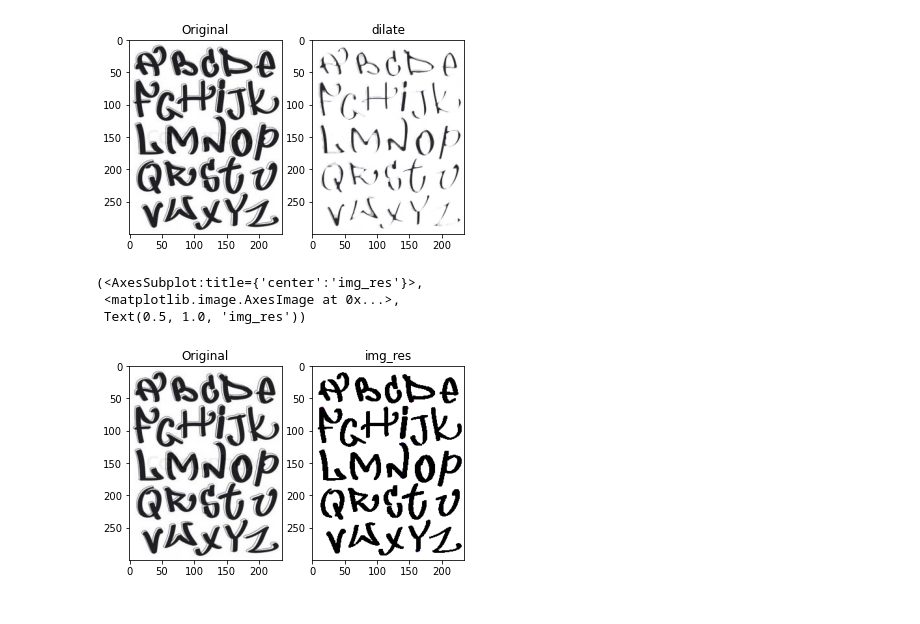
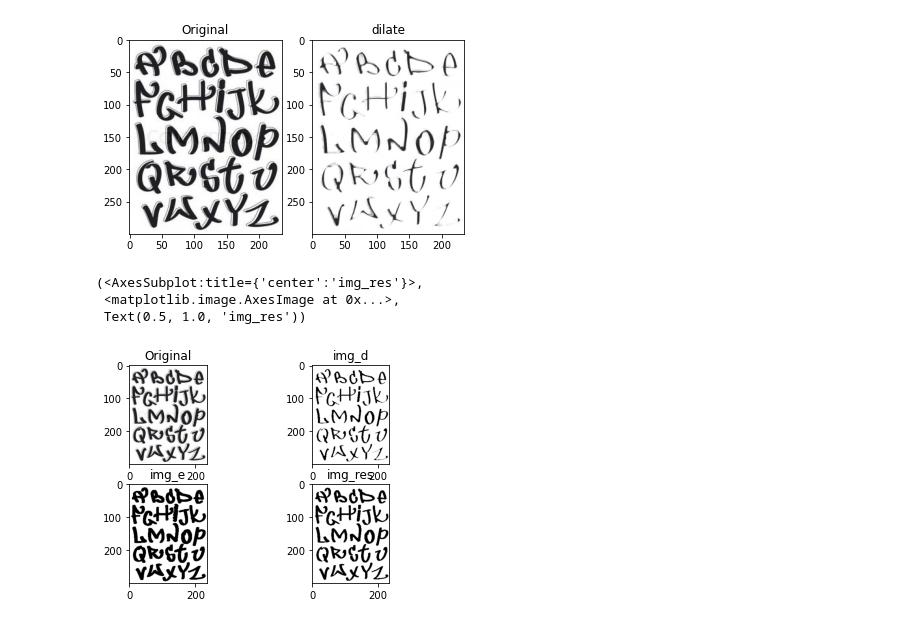
Before and after one commit to KDG21/TIL, a Jupyter notebook: openCV/2021-01-13 openCV01.ipynb, the cells around one changed output. Drawn from its saved outputs; the diff is of its cells as text; code cells hidden in the pictures.

```diff
--- a/openCV/2021-01-13 openCV01.ipynb
+++ b/openCV/2021-01-13 openCV01.ipynb
@@ -198,30 +212,34 @@ plt.subplot(122),plt.imshow(dilate),plt.title('dilate')
 [figure]
 # %%
 # cv2.morphologyEx(src, op, kernel[, dst[, anchor[, iterations[, borderType[, borderValue]]]]]) -> dst
-# cv2.MORPH_CLOSE : 팽창한 다음 수축
-# cv2.MORPH_OPEN : 수축한 다음 팽창
-# cv2.MORPH_BLACKHAT : 입력한 이미지와 처리된 이미지의 차이를 표시
-# cv2.MORPH_GRADIENT : 외곽선
+'''
+cv2.MORPH_CLOSE : 팽창한 다음 수축
+cv2.MORPH_OPEN : 수축한 다음 팽창
+cv2.MORPH_BLACKHAT : 입력한 이미지와 처리된 이미지의 차이를 표시
+cv2.MORPH_GRADIENT : 외곽선
+'''
 
 # 팽창
 import cv2
 import numpy as np
 
 img = cv2.imread('myImg\\letters.jpg')
 ret,img_th = cv2.threshold(img, 110, 255, cv2.THRESH_BINARY)
 kernel = np.ones((3,3), dtype=np.uint8)
-img_d = cv2.dilate(img_th,kernel)
-img_e = cv2.erode(img_th,kernel)
+img_d = cv2.dilate(img_th, kernel)
+img_e = cv2.erode(img_th, kernel)
 
 img_res = cv2.morphologyEx(img_th, cv2.MORPH_CLOSE, kernel)
 
-plt.subplot(121),plt.imshow(img),plt.title('Original')
-plt.subplot(122),plt.imshow(img_res),plt.title('img_res')
+plt.subplot(221),plt.imshow(img),plt.title('Original')
+plt.subplot(222),plt.imshow(img_d),plt.title('img_d')
+plt.subplot(223),plt.imshow(img_e),plt.title('img_e')
+plt.subplot(224),plt.imshow(img_res),plt.title('img_res')
 # %% [output]
 (<AxesSubplot:title={'center':'img_res'}>,
  <matplotlib.image.AxesImage at 0x...>,
  Text(0.5, 1.0, 'img_res'))
-[figure, old version]
+[figure, new version]
 # %%
 # cv2.getStructuringElement(shape, ksize[, anchor]) -> retval
 print(cv2.getStructuringElement(cv2.MORPH_RECT,(5,5)))
```
Also changed, not shown: parts of 8 cells of this notebook.
